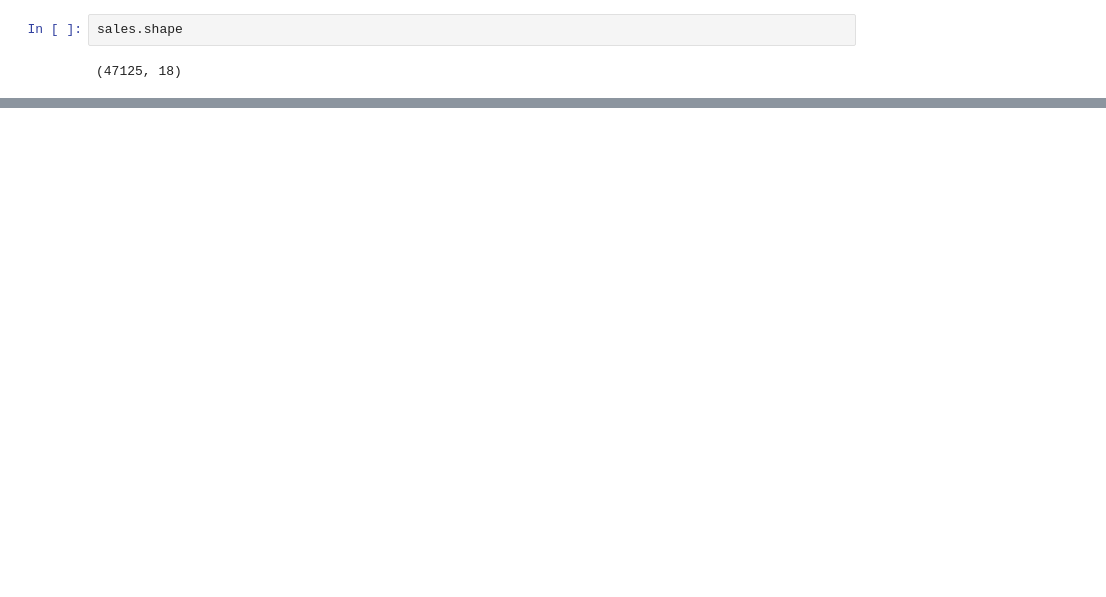
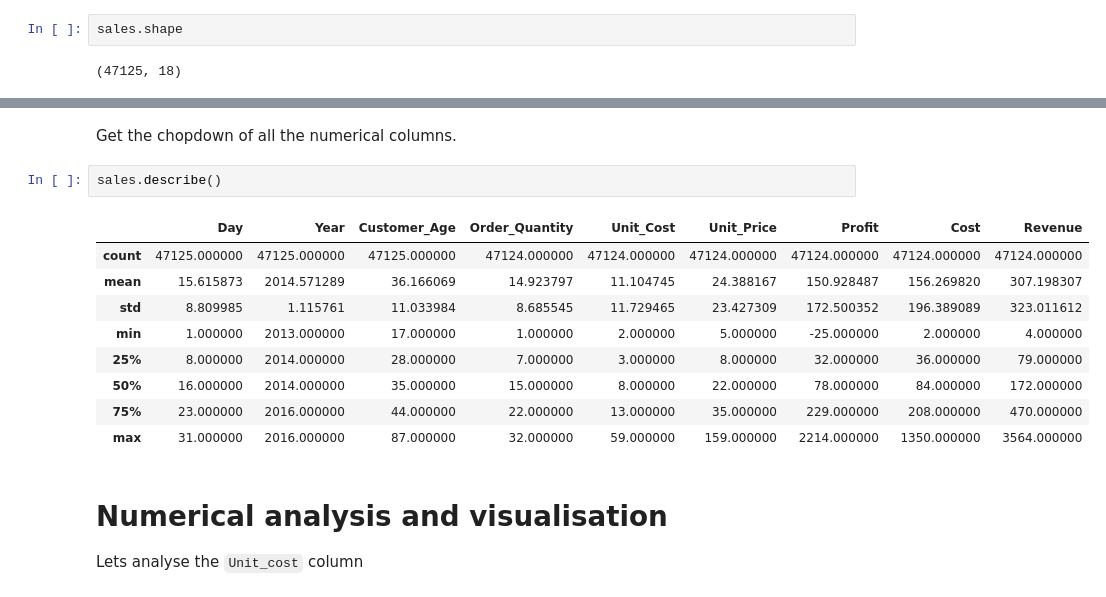
Before and after one commit to pranayb-konverge/data-analysis-for-python, a Jupyter notebook: bike_store_sales.ipynb, the cells around one changed output, grey strips where cells are left out. Saved outputs shown, nothing was run; the diff lists cells and outputs as text; blank space fills up the shorter version.

````diff
--- a/bike_store_sales.ipynb
+++ b/bike_store_sales.ipynb
@@ -40,0 +71,17 @@ sales.shape
+# %% [markdown]
+Get the chopdown of all the numerical columns.
+# %%
+sales.describe()
+# %% [output]
+|  | Day | Year | Customer_Age | Order_Quantity | Unit_Cost | Unit_Price | Profit | Cost | Revenue |
+| count | 47125.000000 | 47125.000000 | 47125.000000 | 47124.000000 | 47124.000000 | 47124.000000 | 47124.000000 | 47124.000000 | 47124.000000 |
+| mean | 15.615873 | 2014.571289 | 36.166069 | 14.923797 | 11.104745 | 24.388167 | 150.928487 | 156.269820 | 307.198307 |
+| std | 8.809985 | 1.115761 | 11.033984 | 8.685545 | 11.729465 | 23.427309 | 172.500352 | 196.389089 | 323.011612 |
+| min | 1.000000 | 2013.000000 | 17.000000 | 1.000000 | 2.000000 | 5.000000 | -25.000000 | 2.000000 | 4.000000 |
+| 25% | 8.000000 | 2014.000000 | 28.000000 | 7.000000 | 3.000000 | 8.000000 | 32.000000 | 36.000000 | 79.000000 |
+| 50% | 16.000000 | 2014.000000 | 35.000000 | 15.000000 | 8.000000 | 22.000000 | 78.000000 | 84.000000 | 172.000000 |
+| 75% | 23.000000 | 2016.000000 | 44.000000 | 22.000000 | 13.000000 | 35.000000 | 229.000000 | 208.000000 | 470.000000 |
+| max | 31.000000 | 2016.000000 | 87.000000 | 32.000000 | 59.000000 | 159.000000 | 2214.000000 | 1350.000000 | 3564.000000 |
+# %% [markdown]
+# Numerical analysis and visualisation
+Lets analyse the ```Unit_cost``` column
````
Also changed, not shown: parts of 10 cells of this notebook.
